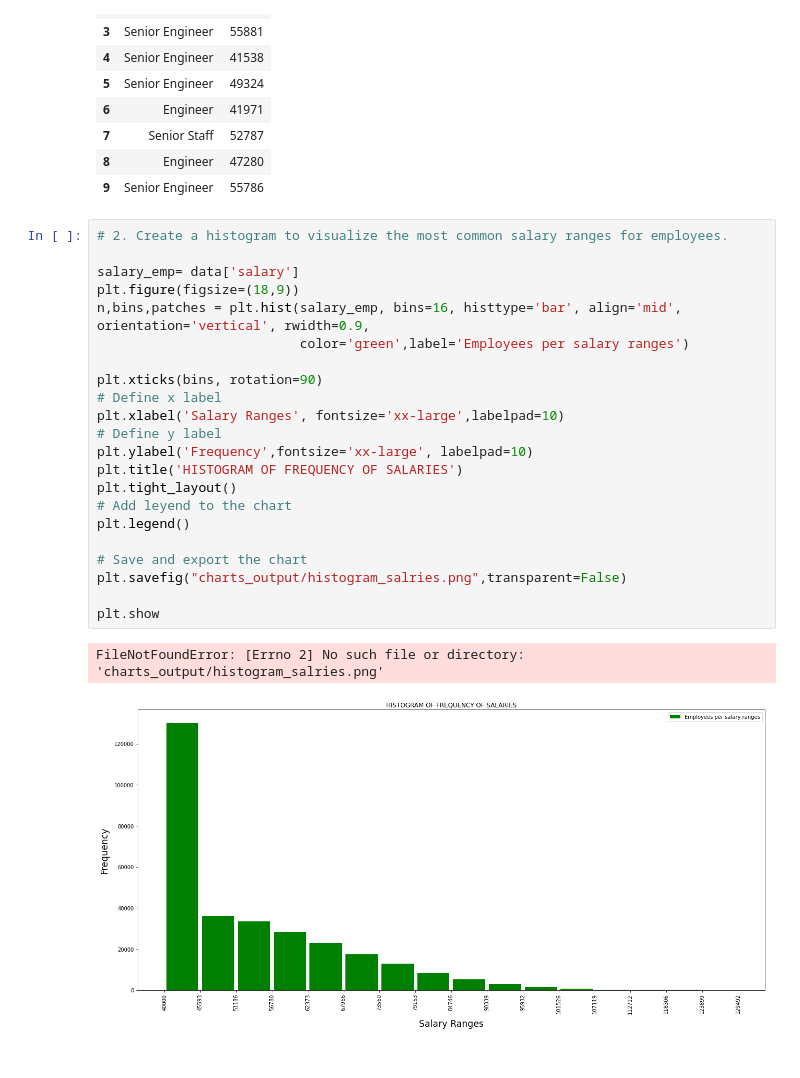
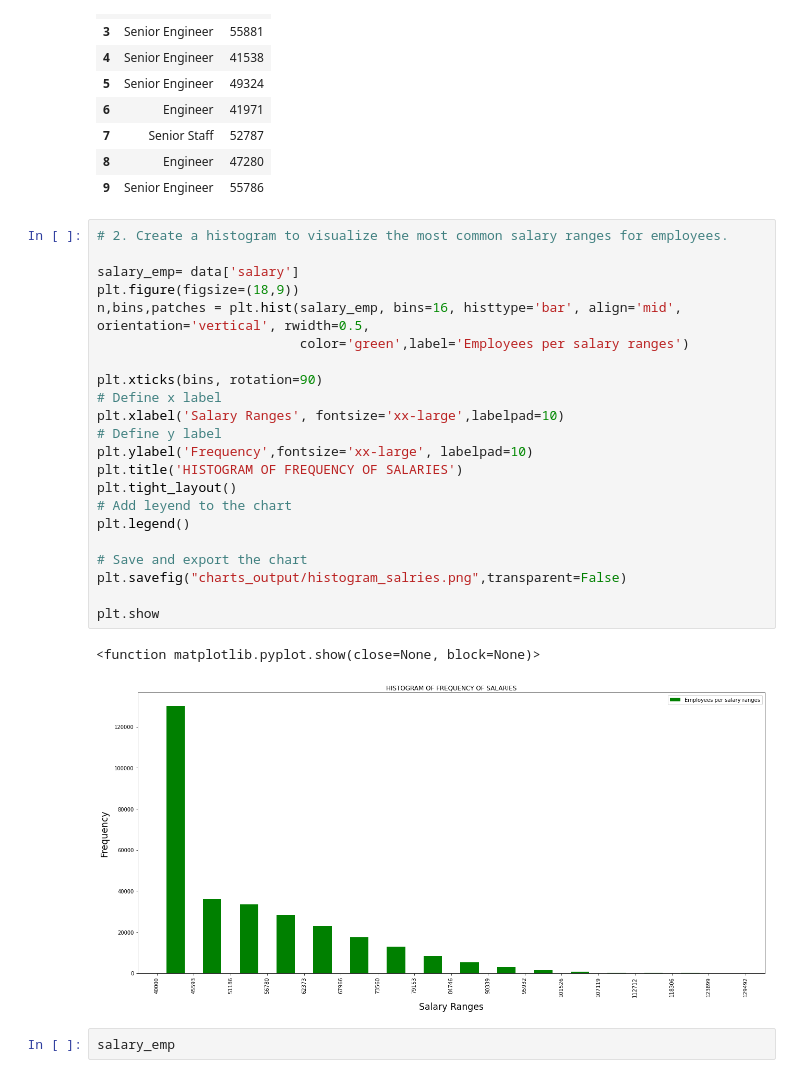
Before and after one commit to Yazz-01/sql-challenge, a Jupyter notebook: employees_data_analysis_sql.ipynb, the cells around one changed output. Drawn from its saved outputs; the diff is of its cells as text.

Commit message:
printed and saved chart

```diff
--- a/employees_data_analysis_sql.ipynb
+++ b/employees_data_analysis_sql.ipynb
@@ -39,25 +39,27 @@ data.head(10)
 # %%
 # 2. Create a histogram to visualize the most common salary ranges for employees.
 
 salary_emp= data['salary']
 plt.figure(figsize=(18,9))
-n,bins,patches = plt.hist(salary_emp, bins=16, histtype='bar', align='mid', orientation='vertical', rwidth=0.9,
+n,bins,patches = plt.hist(salary_emp, bins=16, histtype='bar', align='mid', orientation='vertical', rwidth=0.5,
                           color='green',label='Employees per salary ranges')
 
 plt.xticks(bins, rotation=90)
 # Define x label
 plt.xlabel('Salary Ranges', fontsize='xx-large',labelpad=10)
 # Define y label
 plt.ylabel('Frequency',fontsize='xx-large', labelpad=10)
 plt.title('HISTOGRAM OF FREQUENCY OF SALARIES')
 plt.tight_layout()
 # Add leyend to the chart
 plt.legend()
 
 # Save and export the chart
 plt.savefig("charts_output/histogram_salries.png",transparent=False)
 
 plt.show
 # %% [output]
-FileNotFoundError: [Errno 2] No such file or directory: 'charts_output/histogram_salries.png'
+<function matplotlib.pyplot.show(close=None, block=None)>
-[figure, old version]
+[figure, new version]
+# %%
+salary_emp
```
Also changed, not shown: parts of 3 cells of this notebook, 1 other file.
